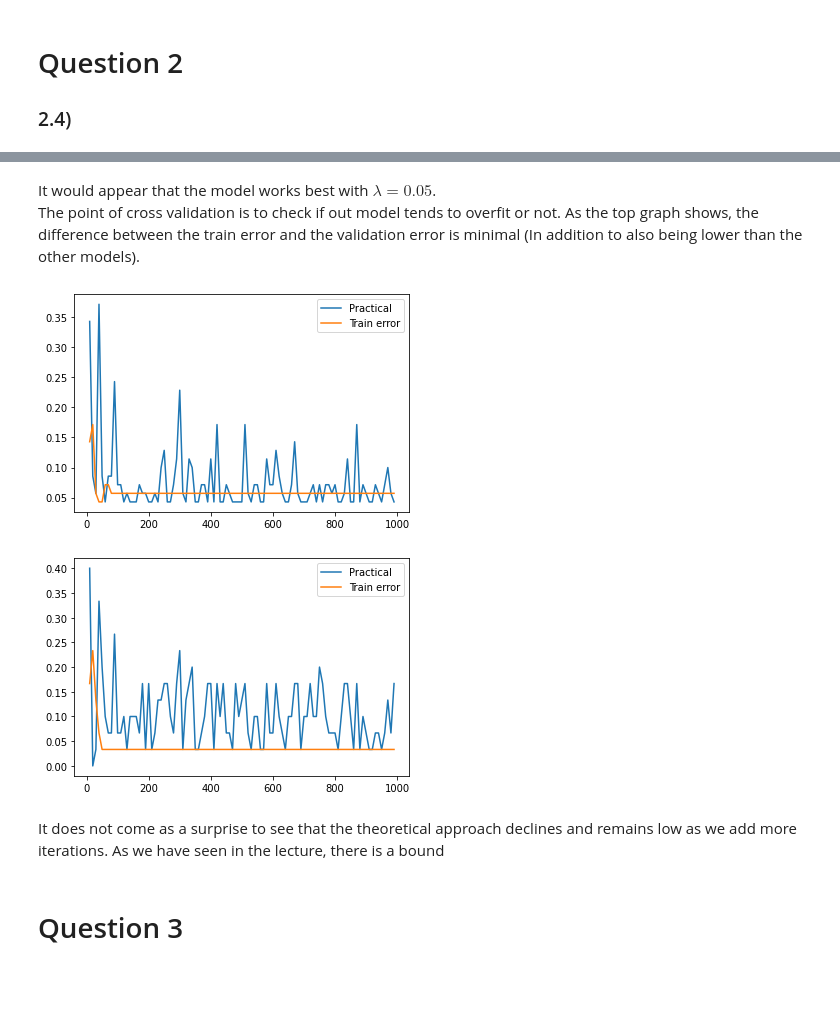
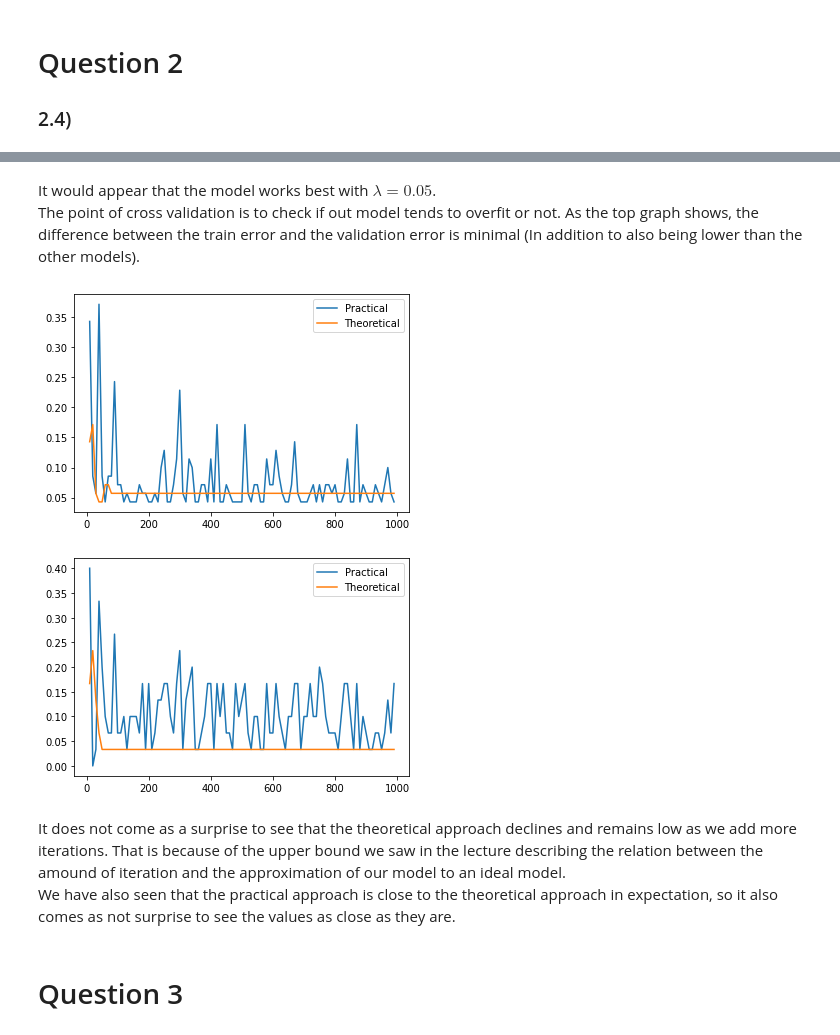
Before and after one commit to OfekGlick/Homework, a Jupyter notebook: ML/ML_EX_3.ipynb, the cells around one changed output, grey strips where cells are left out. Saved outputs shown, nothing was run; the diff lists cells and outputs as text; code cells hidden in the pictures; blank space fills up the shorter version.

```diff
--- a/ML/ML_EX_3.ipynb
+++ b/ML/ML_EX_3.ipynb
@@ -183,33 +181,35 @@ plt.show()
-# %% [markdown]
-It would appear that the model works best with $\lambda = 0.05$.<br>
-The point of cross validation is to check if out model tends to overfit or not. As the top graph shows,  the difference between the train error and the validation error is minimal (In addition to also being lower than the other models).
-# %%
-train_err_theo = []
-train_err_pra = []
-test_err_theo = []
-test_err_pra = []
-lam = 0.05
-for i in range(10,1000,10):
-    w1,b1 = svm_with_sgd(X_train,y_train,lam=lam, epochs = i)
-    w2,b2 = svm_with_sgd(X_train,y_train,lam=lam,sgd_type='theory', epochs = i)
-    train_err_pra.append(calculate_error(w1,b1,X_train,y_train))
-    train_err_theo.append(calculate_error(w2,b2,X_train,y_train))
-    test_err_pra.append(calculate_error(w1,b1,X_val,y_val))
-    test_err_theo.append(calculate_error(w2,b2,X_val,y_val))
-
-plt.plot(range(10,1000,10), train_err_pra, label='Practical')
-plt.plot(range(10,1000,10), train_err_theo, label='Theoretical')
-plt.legend()
-plt.show()
-plt.plot(range(10,1000,10), test_err_pra, label='Practical')
-plt.plot(range(10,1000,10), test_err_theo, label='Theoretical')
-plt.legend()
-plt.show()
-# %% [output]
-[figure, removed]
-[figure, removed]
-# %% [markdown]
-It does not come as a surprise to see that the theoretical approach declines and remains low as we add more iterations. As we have seen in the lecture, there is a bound
+# %% [markdown]
+It would appear that the model works best with $\lambda = 0.05$.<br>
+The point of cross validation is to check if out model tends to overfit or not. As the top graph shows,  the difference between the train error and the validation error is minimal (In addition to also being lower than the other models).
+# %%
+train_err_theo = []
+train_err_pra = []
+test_err_theo = []
+test_err_pra = []
+x = np.arange(len(lambdas))
+lam = 0.05
+for i in range(10,1000,10):
+    w1,b1 = svm_with_sgd(X_train,y_train,lam=lam, epochs = i)
+    w2,b2 = svm_with_sgd(X_train,y_train,lam=lam,sgd_type='theory', epochs = i)
+    train_err_pra.append(calculate_error(w1,b1,X_train,y_train))
+    train_err_theo.append(calculate_error(w2,b2,X_train,y_train))
+    test_err_pra.append(calculate_error(w1,b1,X_val,y_val))
+    test_err_theo.append(calculate_error(w2,b2,X_val,y_val))
+
+plt.plot(range(10,1000,10), train_err_pra, label='Practical')
+plt.plot(range(10,1000,10), train_err_theo, label='Theoretical')
+plt.legend()
+plt.show()
+plt.plot(range(10,1000,10), test_err_pra, label='Practical')
+plt.plot(range(10,1000,10), test_err_theo, label='Theoretical')
+plt.legend()
+plt.show()
+# %% [output]
+[figure, added]
+[figure, added]
+# %% [markdown]
+It does not come as a surprise to see that the theoretical approach declines and remains low as we add more iterations. That is because of the upper bound we saw in the lecture describing the relation between the amound of iteration and the approximation of our model to an ideal model.<br>
+We have also seen that the practical approach is close to the theoretical approach in expectation, so it also comes as not surprise to see the values as close as they are.
 # %% [markdown]
 # Question 3
 # %% [markdown]
```
Also changed, not shown: parts of 1 cell of this notebook, 4 other files.
